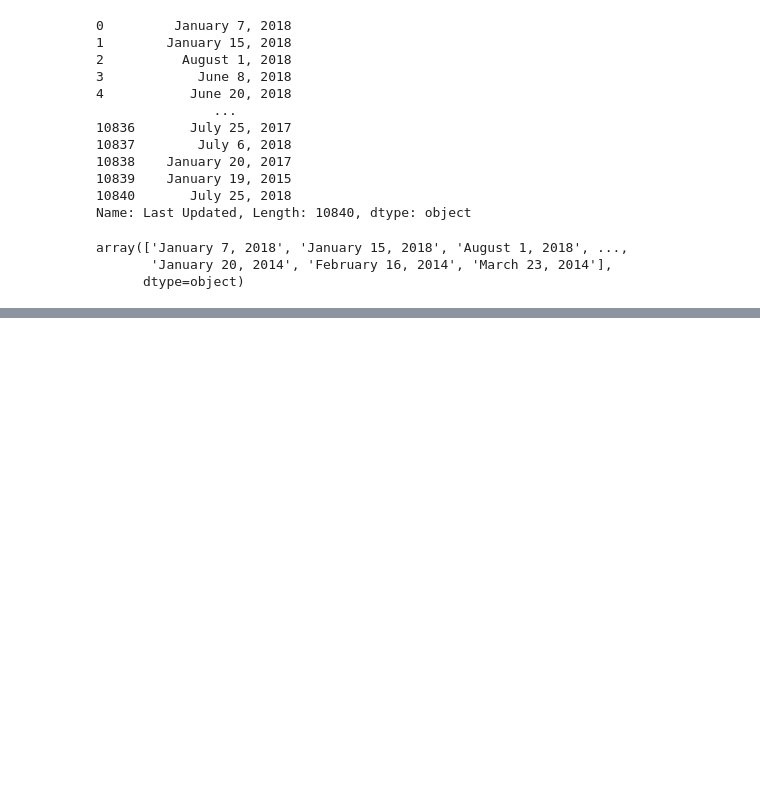
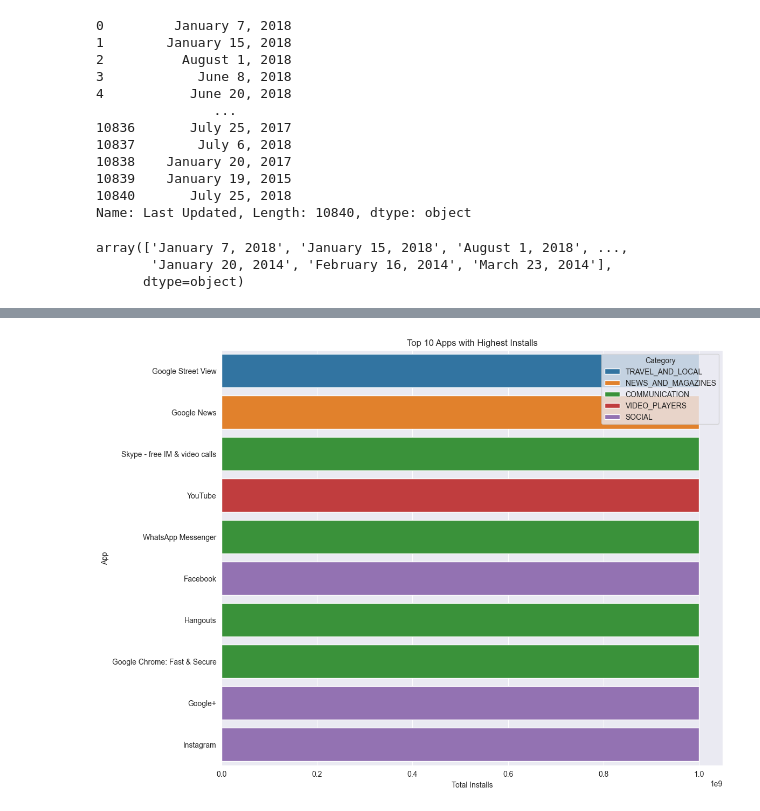
Before and after one commit to Ahmet-Ruchan/ML-Core, a Jupyter notebook: Core/Data Science/DataFrame Operations/6-GooglePlayDatasetEx.ipynb, the cells around one changed output, grey strips where cells are left out. Cells and saved outputs as stored; diff of their text form; code cells hidden in the pictures; blank space fills up the shorter version.

```diff
--- a/Core/Data Science/DataFrame Operations/6-GooglePlayDatasetEx.ipynb
+++ b/Core/Data Science/DataFrame Operations/6-GooglePlayDatasetEx.ipynb
@@ -387,0 +606,4 @@ df.head()
+# %%
+df_app_category = df.groupby(['Category', 'App'])['Installs'].sum().sort_values(ascending=False).reset_index()
+
+df_app_category
@@ -387,0 +624,10 @@ df.head()
+# %%
+# category with highest installs app do it using seaborn
+plt.figure(figsize=(12,10))
+sns.barplot(x='Installs', y='App', data=df_app_category.head(10), hue='Category', dodge=False)
+plt.title('Top 10 Apps with Highest Installs')
+plt.xlabel('Total Installs')
+plt.ylabel('App')
+plt.show()
+# %% [output]
+[figure, added]
```
Also changed, not shown: parts of 35 cells of this notebook.
